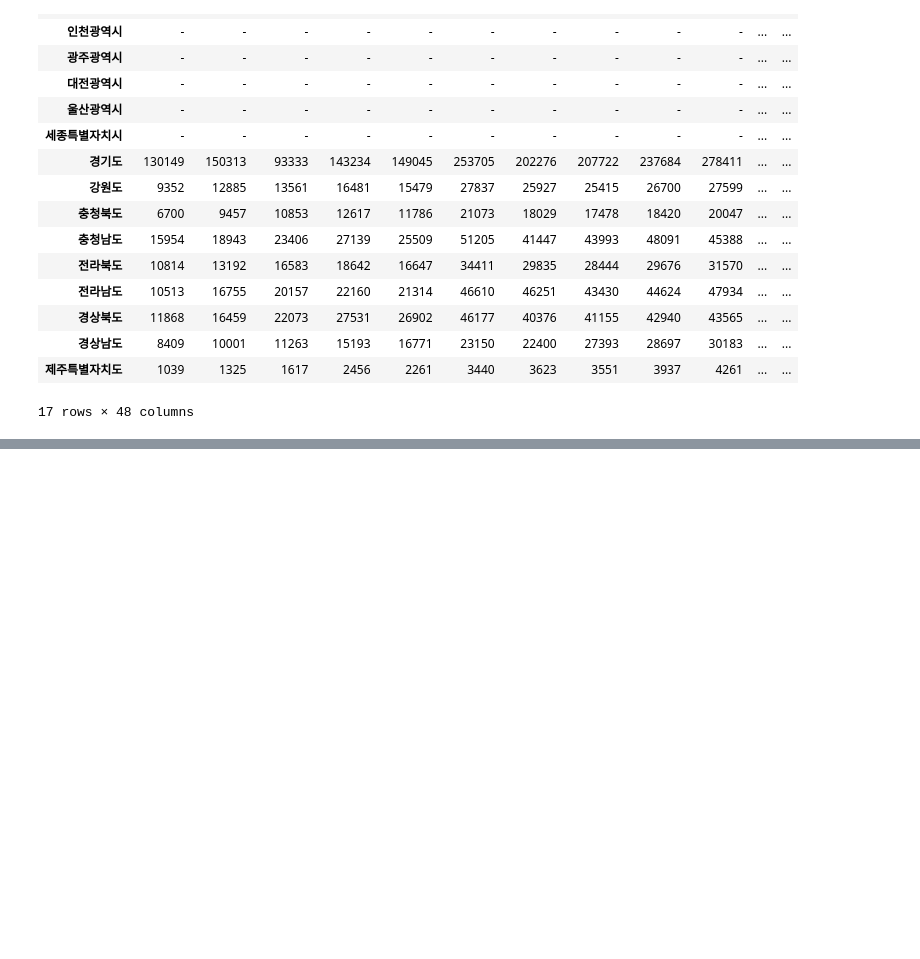
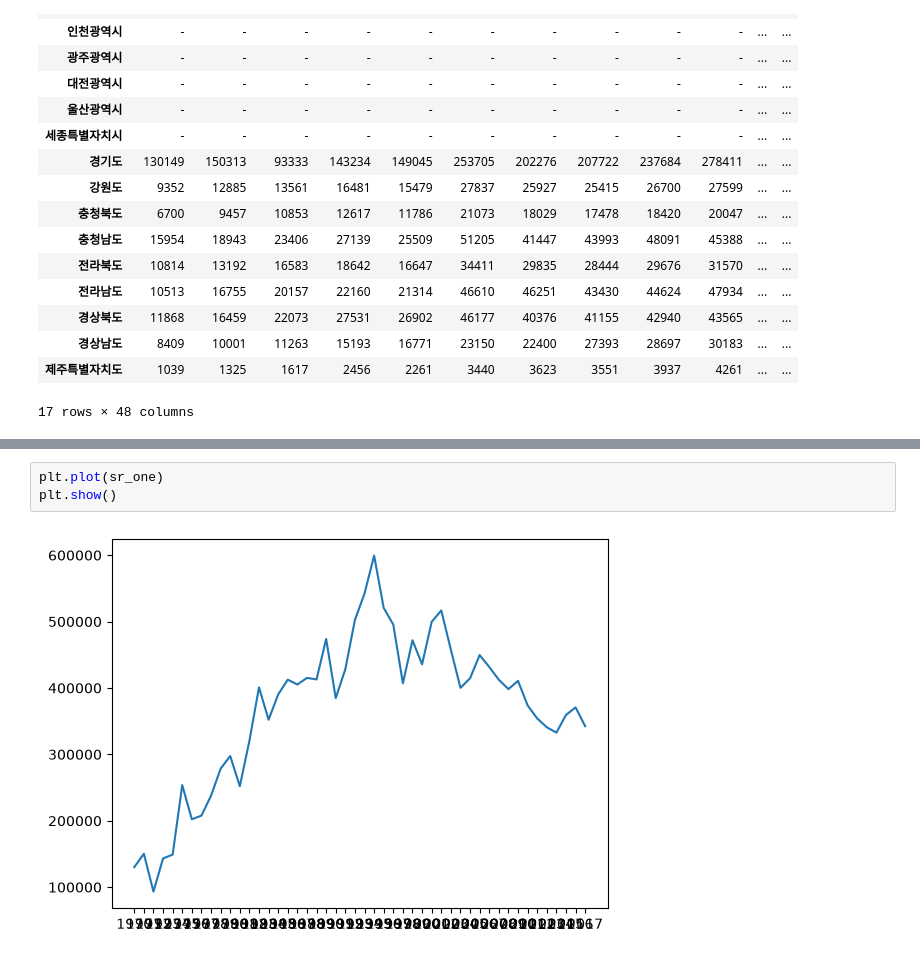
Before and after one commit to rlaalsgh1113/18_data_analytics, a Jupyter notebook: 01_matplotlib.ipynb, the cells around one changed output, grey strips where cells are left out. Saved outputs shown, nothing was run; the diff lists cells and outputs as text; blank space fills up the shorter version.

```diff
--- a/01_matplotlib.ipynb
+++ b/01_matplotlib.ipynb
@@ -158,0 +186,5 @@ df_seoul
+# %%
+plt.plot(sr_one)
+plt.show()
+# %% [output]
+[figure, added]
```
Also changed, not shown: parts of 16 cells of this notebook, 2 other files.
